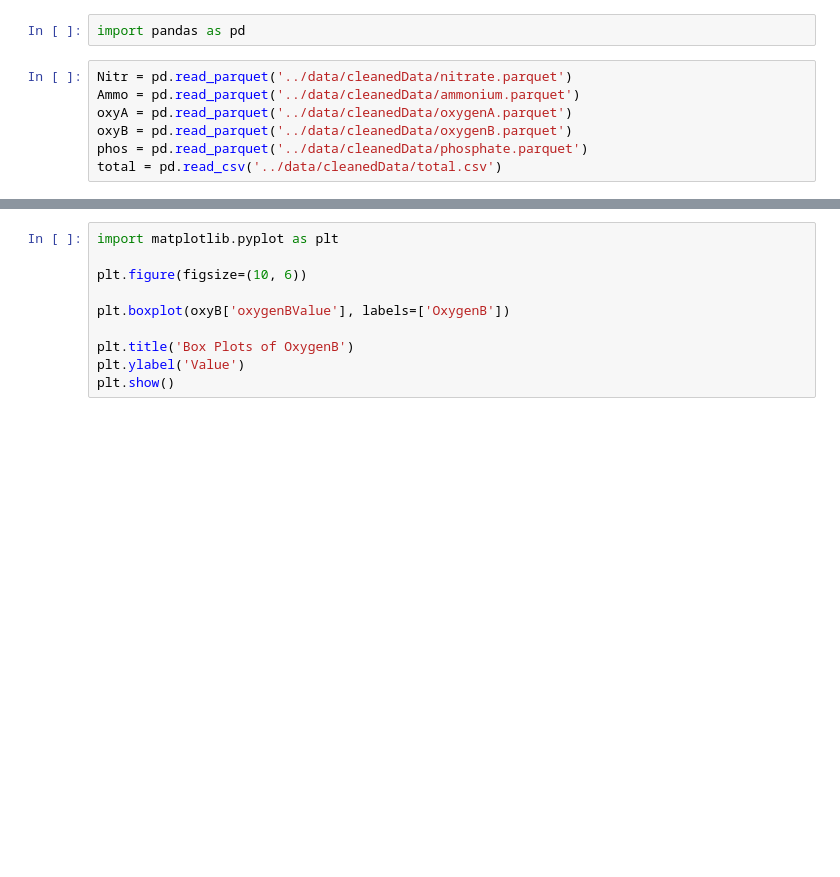
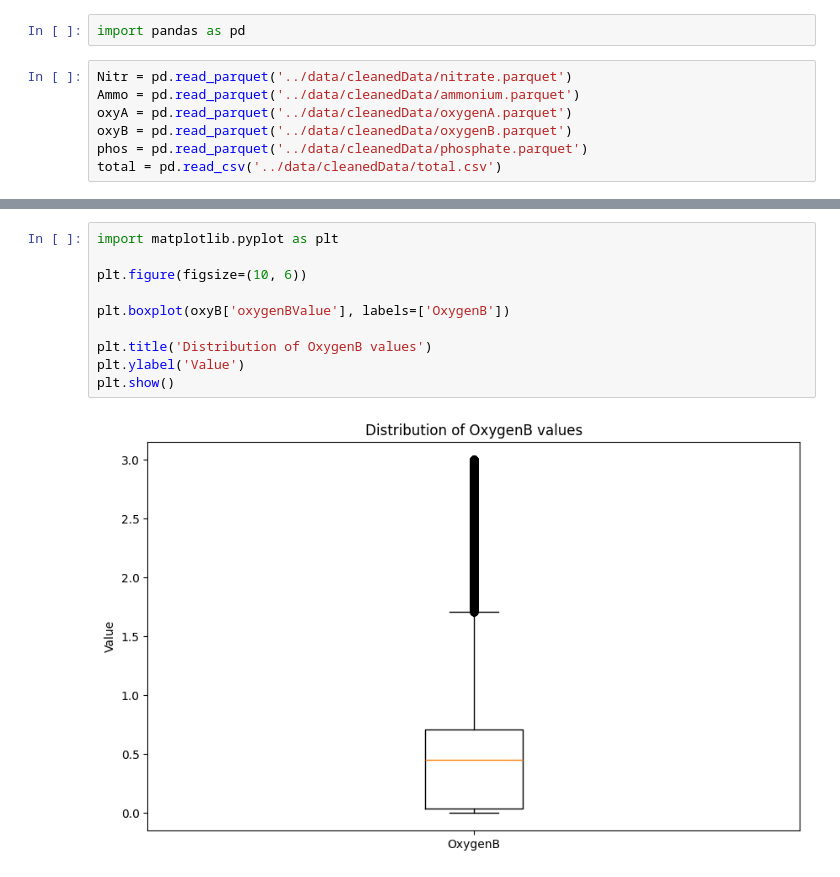
Before and after one commit to Simon-Manasse/DDD-DTW, a Jupyter notebook: src/box-plots.ipynb, the cells around one changed output, grey strips where cells are left out. Cells and saved outputs as stored; diff of their text form; blank space fills up the shorter version.

```diff
--- a/src/box-plots.ipynb
+++ b/src/box-plots.ipynb
@@ -21,13 +23,15 @@ plt.show()
 # %%
 import matplotlib.pyplot as plt
 
 plt.figure(figsize=(10, 6))
 
 plt.boxplot(oxyB['oxygenBValue'], labels=['OxygenB'])
 
-plt.title('Box Plots of OxygenB')
+plt.title('Distribution of OxygenB values')
 plt.ylabel('Value')
 plt.show()
+# %% [output]
+[figure, added]
 # %%
 import matplotlib.pyplot as plt
 
```
Also changed, not shown: parts of 10 cells of this notebook, 2 other files.
